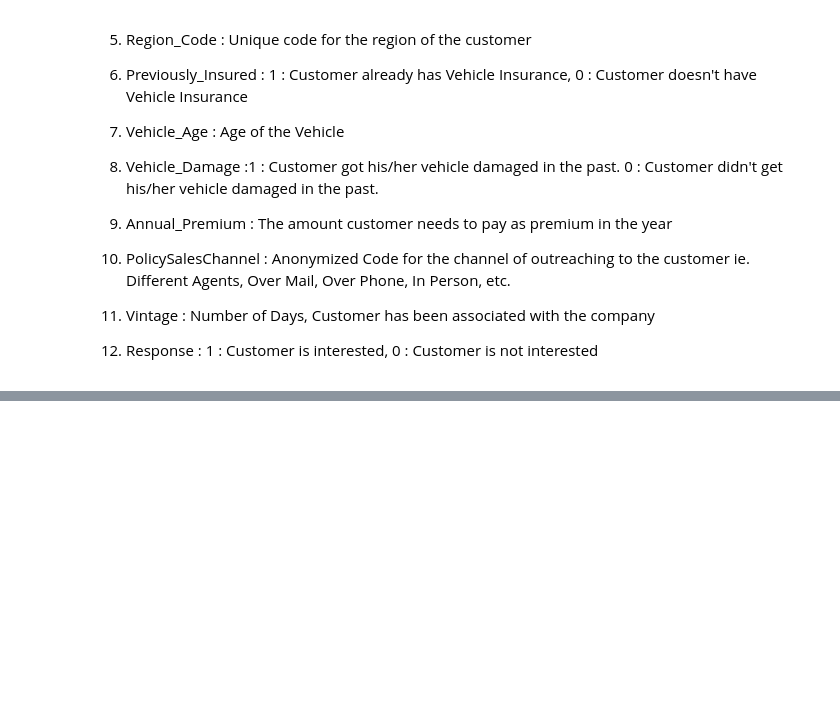
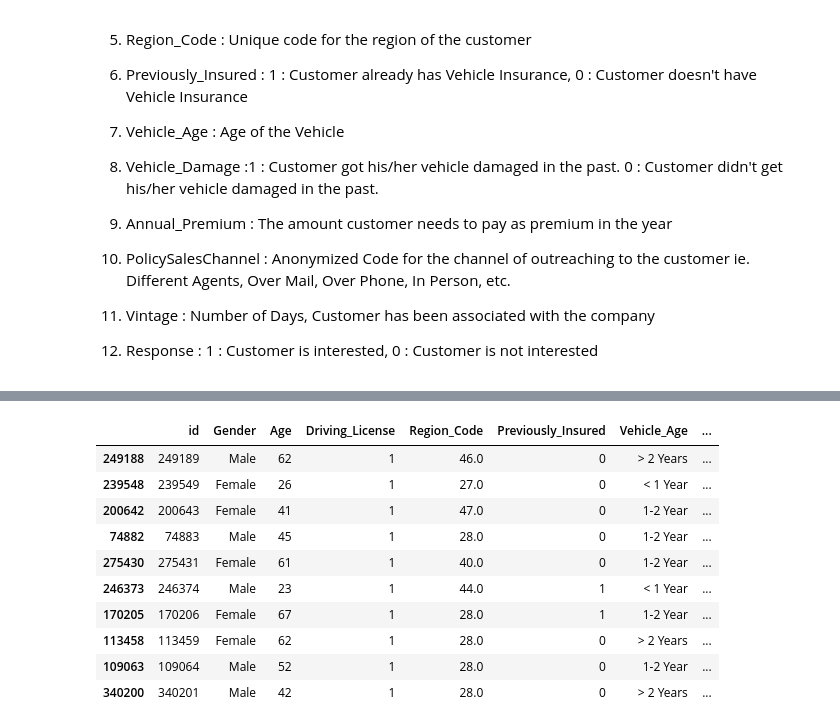
Before and after one commit to ChetanJadhav2341/Health-Insurance-Cross-Sell-Prediction-Classification-Project, a Jupyter notebook: HEALTH_INSURANCE_CROSS_SELL_PREDICTION.ipynb, the cells around one changed output, grey strips where cells are left out. Drawn from its saved outputs; the diff is of its cells as text; code cells hidden in the pictures; blank space fills up the shorter version.

```diff
--- a/HEALTH_INSURANCE_CROSS_SELL_PREDICTION.ipynb
+++ b/HEALTH_INSURANCE_CROSS_SELL_PREDICTION.ipynb
@@ -42,0 +53,2 @@ Now, in order to predict, whether the customer would be interested in Vehicle in
+# %%
+df=pd.read_csv("/content/drive/MyDrive/Project-Classification/Health Insurance Cross Sell Prediction/TRAIN-HEALTH INSURANCE CROSS SELL PREDICTION.csv")
@@ -42,0 +64,14 @@ Now, in order to predict, whether the customer would be interested in Vehicle in
+# %%
+df.sample(10)
+# %% [output]
+|  | id | Gender | Age | Driving_License | Region_Code | Previously_Insured | Vehicle_Age | ... |
+| 249188 | 249189 | Male | 62 | 1 | 46.0 | 0 | > 2 Years | ... |
+| 239548 | 239549 | Female | 26 | 1 | 27.0 | 0 | < 1 Year | ... |
+| 200642 | 200643 | Female | 41 | 1 | 47.0 | 0 | 1-2 Year | ... |
+| 74882 | 74883 | Male | 45 | 1 | 28.0 | 0 | 1-2 Year | ... |
+| 275430 | 275431 | Female | 61 | 1 | 40.0 | 0 | 1-2 Year | ... |
+| 246373 | 246374 | Male | 23 | 1 | 44.0 | 1 | < 1 Year | ... |
+| 170205 | 170206 | Female | 67 | 1 | 28.0 | 1 | 1-2 Year | ... |
+| 113458 | 113459 | Female | 62 | 1 | 28.0 | 0 | > 2 Years | ... |
+| 109063 | 109064 | Male | 52 | 1 | 28.0 | 0 | 1-2 Year | ... |
+| 340200 | 340201 | Male | 42 | 1 | 28.0 | 0 | > 2 Years | ... |
```
Also changed, not shown: parts of 5 cells of this notebook.
